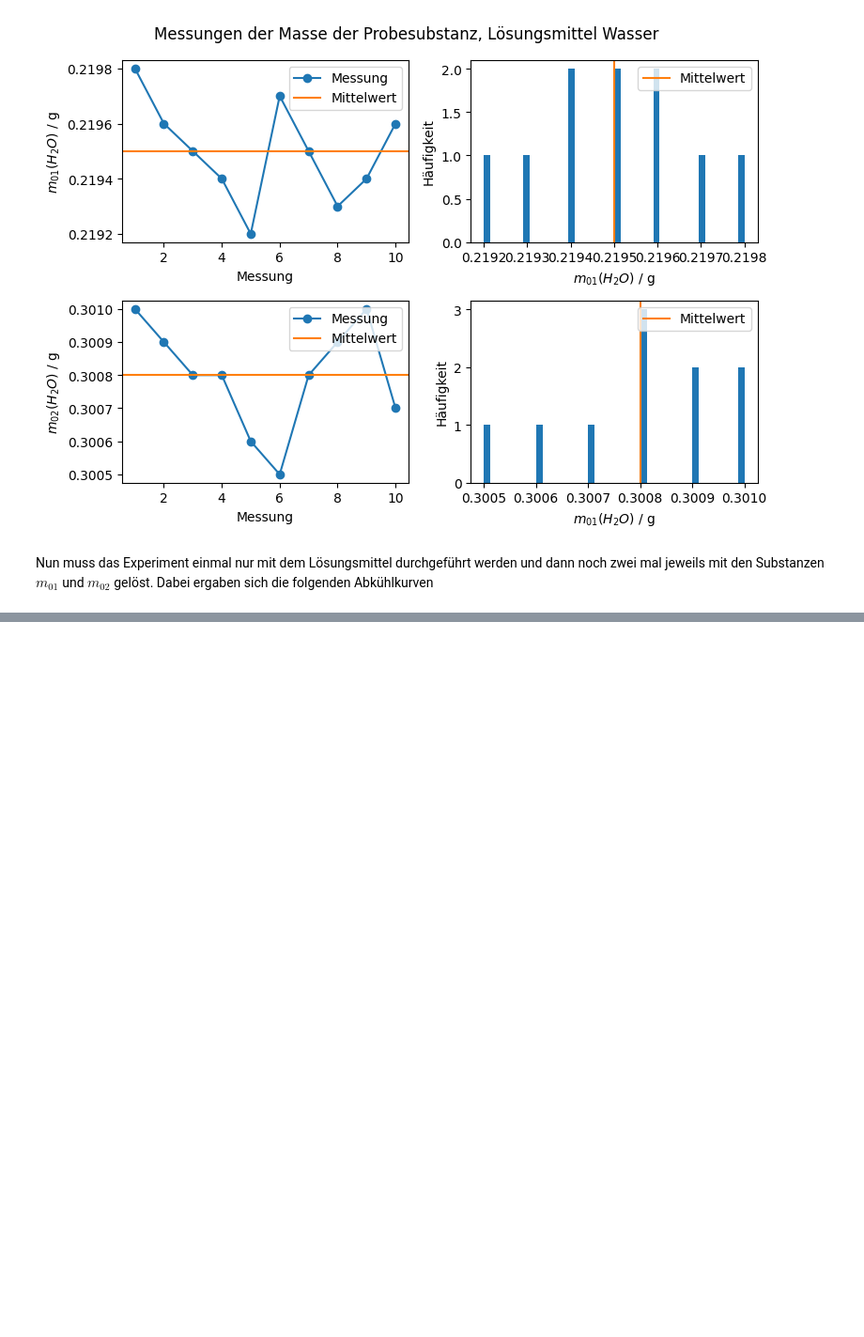
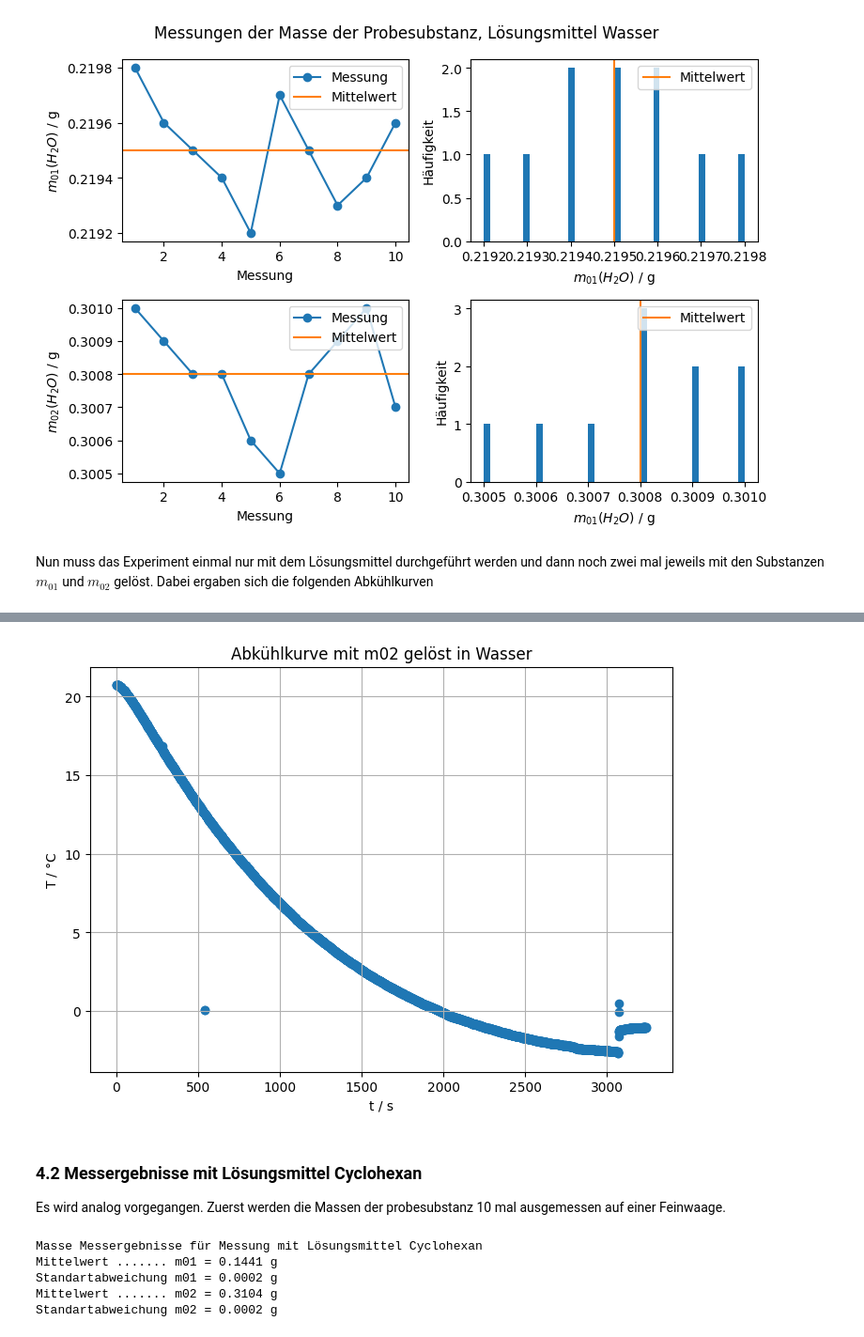
Before and after one commit to HansoTell/Computercafe, a Jupyter notebook: V4J/V4.ipynb, the cells around one changed output, grey strips where cells are left out. Shown at 94% size. Cells and saved outputs as stored; diff of their text form; code cells hidden in the pictures; blank space fills up the shorter version.

```diff
--- a/V4J/V4.ipynb
+++ b/V4J/V4.ipynb
@@ -444,0 +466,55 @@ print(data)
+# %%
+t_m02_H2O, V_m02_H2O, dV_m02_H2O = np.loadtxt("erset_mit_massem02.dat", usecols=(2,3,4), unpack=True)
+
+T_m02_H2O = b_eichung+m_eichung*(V_m02_H2O * 1000 / 100)
+# %%
+plt.figure(figsize=(figwidth, 0.7*figwidth))
+
+plt.scatter(t_m02_H2O, T_m02_H2O)
+plt.xlabel("t / s")
+plt.ylabel(r"T / $\degree$C")
+plt.grid()
+
+plt.title("Abkühlkurve mit m02 gelöst in Wasser")
+plt.show()
+# %% [output]
+[figure, added]
+# %% [markdown]
+### 4.2 Messergebnisse mit Lösungsmittel Cyclohexan
+
+Es wird analog vorgegangen. Zuerst werden die Massen der probesubstanz 10 mal ausgemessen auf einer Feinwaage.
+# %%
+mass_C6H6 = StringIO("""
+#Nr.  m01/g   m02/g
+1     0.1441  0.3104
+2     0.1441  0.3106
+3     0.1445  0.3103
+4     0.1437  0.3105
+5     0.1442  0.3104
+6     0.1440  0.3108
+7     0.1439  0.3101
+8     0.1444  0.3099
+9     0.1442  0.3103
+10    0.1441  0.3104
+""")
+
+i_C6H6, m01_C6H6, m02_C6H6 = np.loadtxt(mass_C6H6, unpack= True)
+
+m01_mean_C6H6 = np.mean(m01_C6H6)
+m02_mean_C6H6 = np.mean(m02_C6H6)
+
+m01_std_C6H6 = np.std(m01_C6H6)
+m02_std_C6H6 = np.std(m02_C6H6)
+
+print("Masse Messergebnisse für Messung mit Lösungsmittel Cyclohexan")
+print("Mittelwert ....... m01 = %.4f g" % m01_mean_C6H6)
+print("Standartabweichung m01 = %.4f g" % m01_std_C6H6)
+
+print("Mittelwert ....... m02 = %.4f g" % m02_mean_C6H6)
+print("Standartabweichung m02 = %.4f g" % m02_std_C6H6)
+# %% [output]
+Masse Messergebnisse für Messung mit Lösungsmittel Cyclohexan
+Mittelwert ....... m01 = 0.1441 g
+Standartabweichung m01 = 0.0002 g
+Mittelwert ....... m02 = 0.3104 g
+Standartabweichung m02 = 0.0002 g
```
Also changed, not shown: parts of 16 cells of this notebook.
